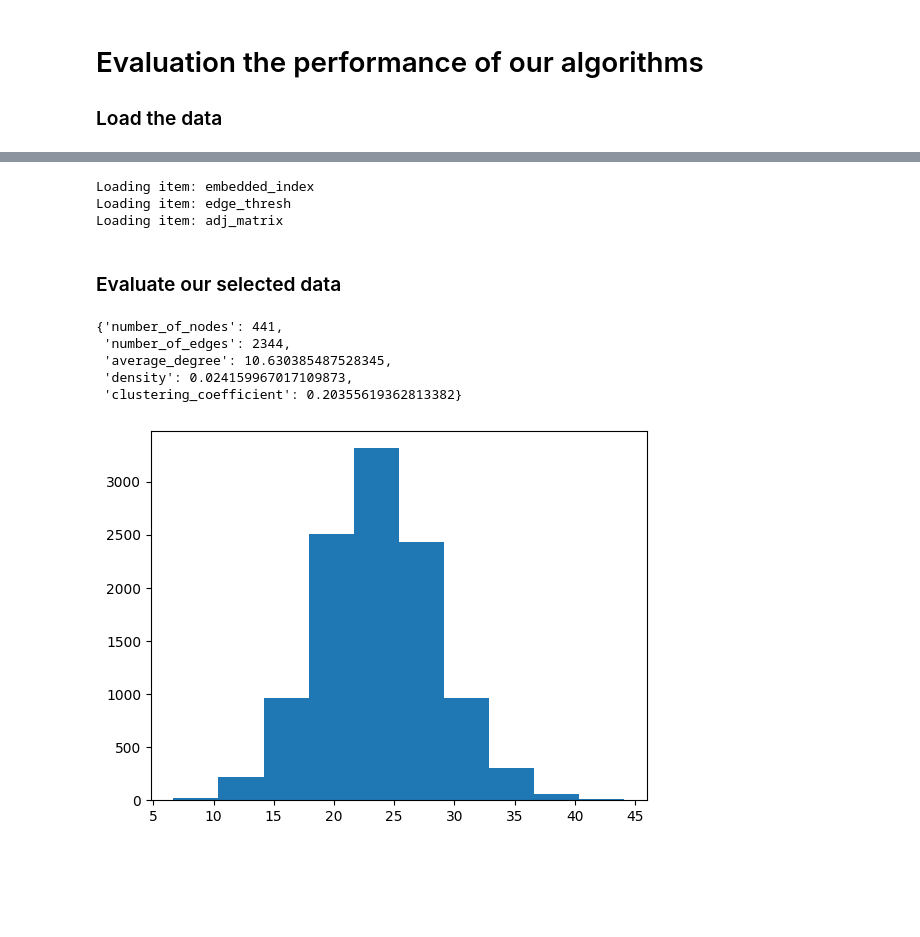
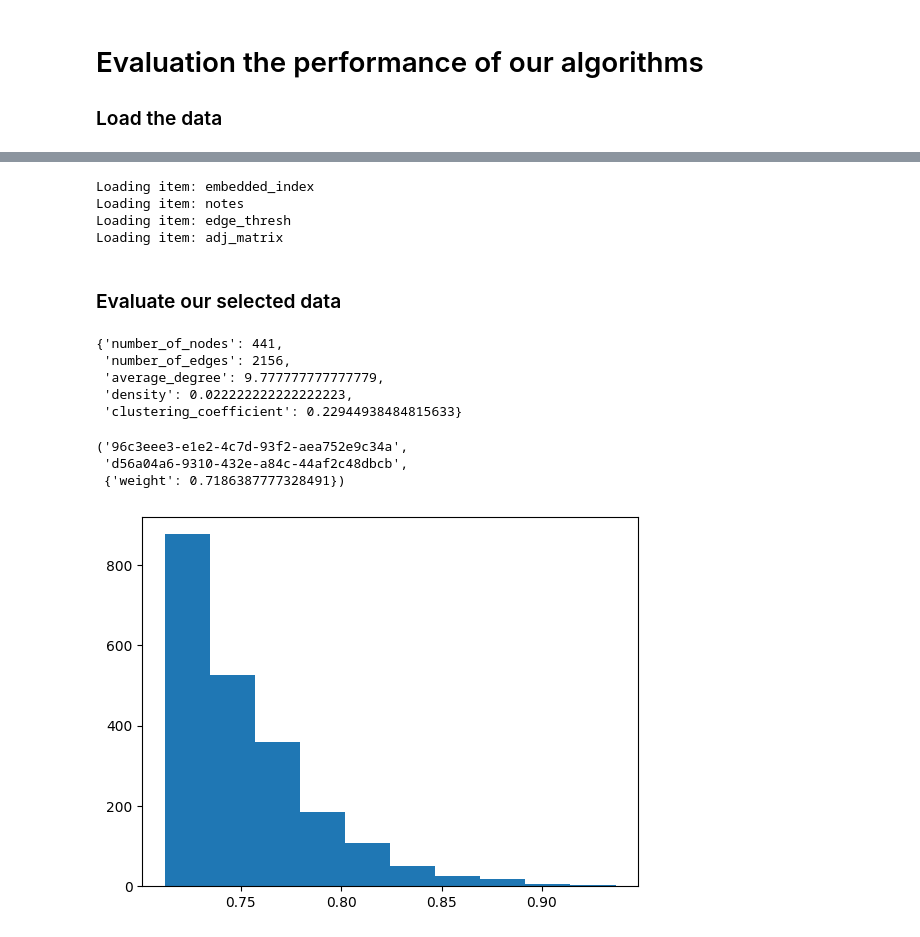
Before and after one commit to lukas-al/dissertation_rag, a Jupyter notebook: notebooks/evaluation.ipynb, the cells around one changed output, grey strips where cells are left out. Saved outputs shown, nothing was run; the diff lists cells and outputs as text; code cells hidden in the pictures; blank space fills up the shorter version.

```diff
--- a/notebooks/evaluation.ipynb
+++ b/notebooks/evaluation.ipynb
@@ -43,7 +45,7 @@ Experiment: v4
 Experiment: v5
      || Run: 2024-05-14
 # %%
-run_path = 'v0/2024-06-14'
+run_path = 'v0/2024-08-03'
 # %%
 data = {}
 # Read the data for the specified experiment
@@ -54,6 +56,7 @@ for item in os.listdir('../results/' + run_path):
         data[item.split('.')[0]] = pickle.load(f)
 # %% [output]
 Loading item: embedded_index
+Loading item: notes
 Loading item: edge_thresh
 Loading item: adj_matrix
 # %% [markdown]
@@ -70,10 +73,16 @@ graph_eval = None
 graph_scoring.quick_stats(graph)
 # %% [output]
 {'number_of_nodes': 441,
- 'number_of_edges': 2344,
- 'average_degree': 10.630385487528345,
- 'density': 0.024159967017109873,
- 'clustering_coefficient': 0.20355619362813382}
+ 'number_of_edges': 2156,
+ 'average_degree': 9.777777777777779,
+ 'density': 0.022222222222222223,
+ 'clustering_coefficient': 0.22944938484815633}
+# %%
+list(graph.edges(data=True))[100]
+# %% [output]
+('96c3eee3-e1e2-4c7d-93f2-aea752e9c34a',
+ 'd56a04a6-9310-432e-a84c-44af2c48dbcb',
+ {'weight': 0.7186387777328491})
 # %%
 # write_path = '../results/' + run_path + '/edge_thresh'
 
@@ -84,15 +93,18 @@ graph_scoring.quick_stats(graph)
 # %%
 # Plot the distribution of edge_weights:
 weights = []
 
-for doc_weight_dict in data['adj_matrix'].values():
-    for doc_weight in doc_weight_dict.values():
-        weights.append(doc_weight['weight'])
+for edge in list(graph.edges(data=True)):
+    weights.append(edge[2]['weight'])
+
+# for doc_weight_dict in data['adj_matrix'].values():
+#     for doc_weight in doc_weight_dict.values():
+#         weights.append(doc_weight['weight'])
 
 plt.hist(weights)
 plt.show()
 # %% [output]
-[figure, old version]
+[figure, new version]
 # %%
 # Visualise the generated graph
 pos = nx.kamada_kawai_layout(graph)
```
Also changed, not shown: parts of 12 cells of this notebook, 10 other files.
